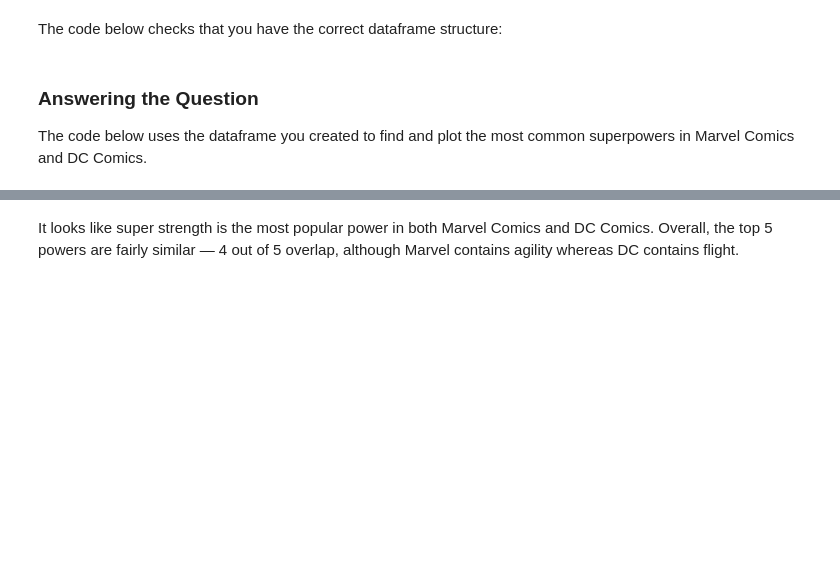
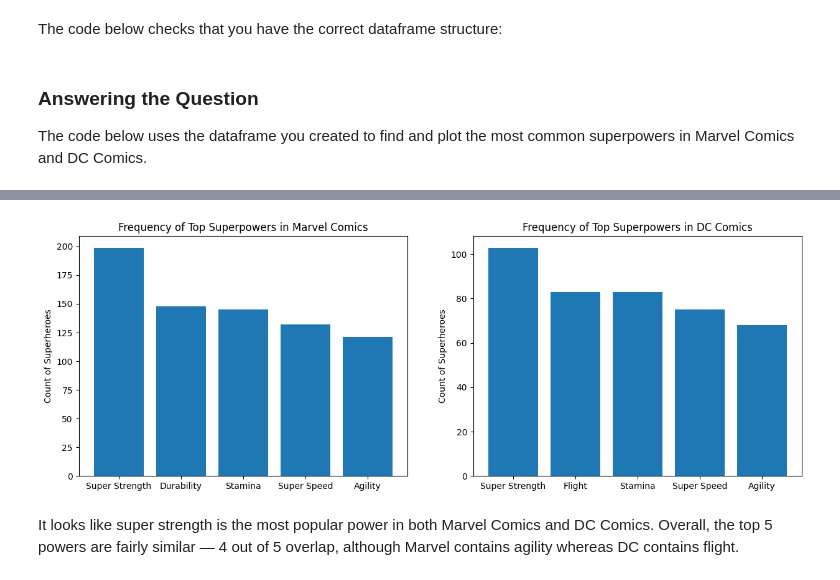
Before and after one commit to EarthToJoe/dsc-pandas-data-cleaning-lab, a Jupyter notebook: index.ipynb, the cells around one changed output, grey strips where cells are left out. Drawn from its saved outputs; the diff is of its cells as text; code cells hidden in the pictures; blank space fills up the shorter version.

```diff
--- a/index.ipynb
+++ b/index.ipynb
@@ -546,0 +857,3 @@ Don't worry if the rows or columns are in a different order, all that matters is
+# %%
+question_3_df = question_3_df.groupby('Publisher').sum()
+question_3_df
@@ -546,0 +880,4 @@ Don't worry if the rows or columns are in a different order, all that matters is
+# %%
+# Remove all rows from question_3_df other than DC Comics and Marvel Comics
+question_3_df = question_3_df.loc[['DC Comics', 'Marvel Comics']]
+question_3_df
@@ -546,0 +894,3 @@ Don't worry if the rows or columns are in a different order, all that matters is
+# %%
+question_3_df = question_3_df.T
+question_3_df
@@ -546,0 +911,3 @@ Don't worry if the rows or columns are in a different order, all that matters is
+# %%
+question_3_df = question_3_df.reset_index()
+question_3_df
@@ -582,17 +977,19 @@ dc_most_common
 # %%
 # Run this cell without changes
 
 fig, (ax1, ax2) = plt.subplots(ncols=2, figsize=(15, 5))
 
 ax1.bar(
-    x=marvel_most_common["Superpower Name"], height=marvel_most_common["Marvel Comics"]
+    x=marvel_most_common["index"], height=marvel_most_common["Marvel Comics"]
 )
-ax2.bar(x=dc_most_common["Superpower Name"], height=dc_most_common["DC Comics"])
+ax2.bar(x=dc_most_common["index"], height=dc_most_common["DC Comics"])
 
 ax1.set_ylabel("Count of Superheroes")
 ax2.set_ylabel("Count of Superheroes")
 ax1.set_title("Frequency of Top Superpowers in Marvel Comics")
 ax2.set_title("Frequency of Top Superpowers in DC Comics");
+# %% [output]
+[figure, added]
 # %% [markdown]
 It looks like super strength is the most popular power in both Marvel Comics and DC Comics. Overall, the top 5 powers are fairly similar — 4 out of 5 overlap, although Marvel contains agility whereas DC contains flight.
 # %% [markdown]
```
Also changed, not shown: parts of 47 cells of this notebook.
